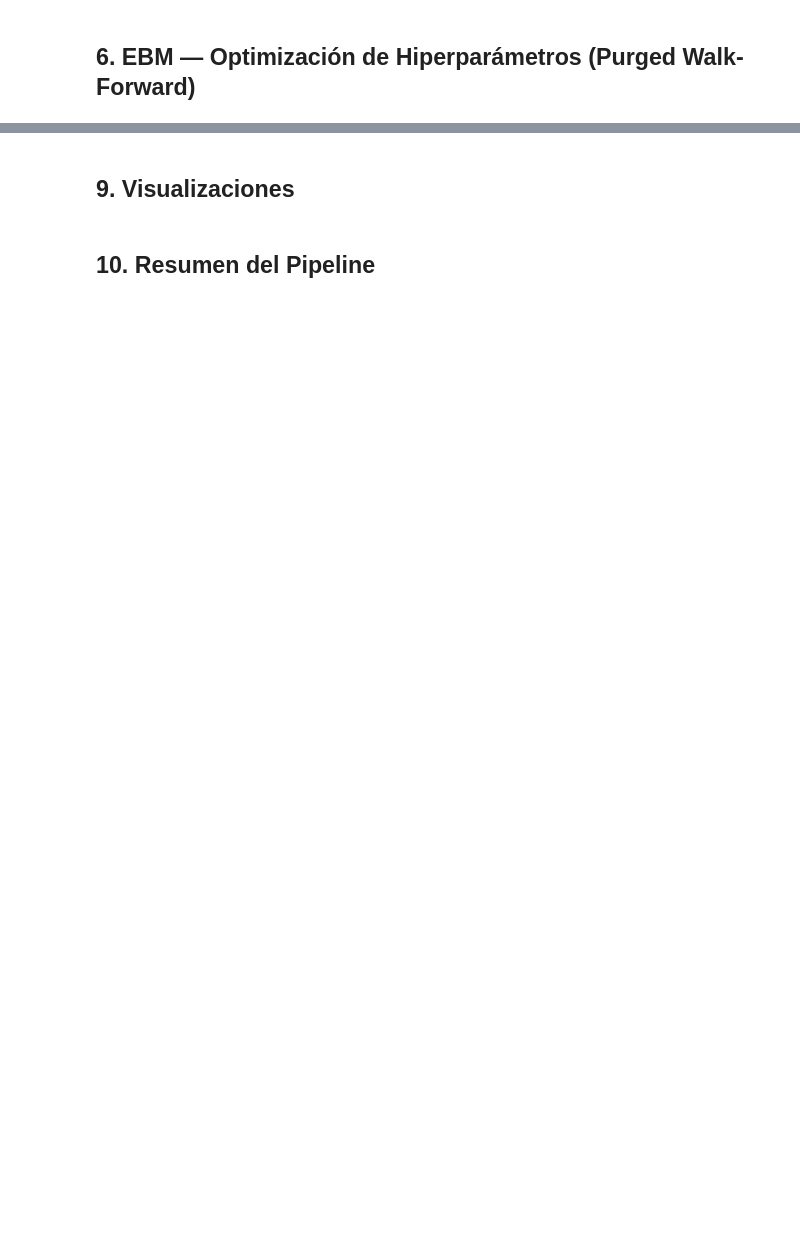
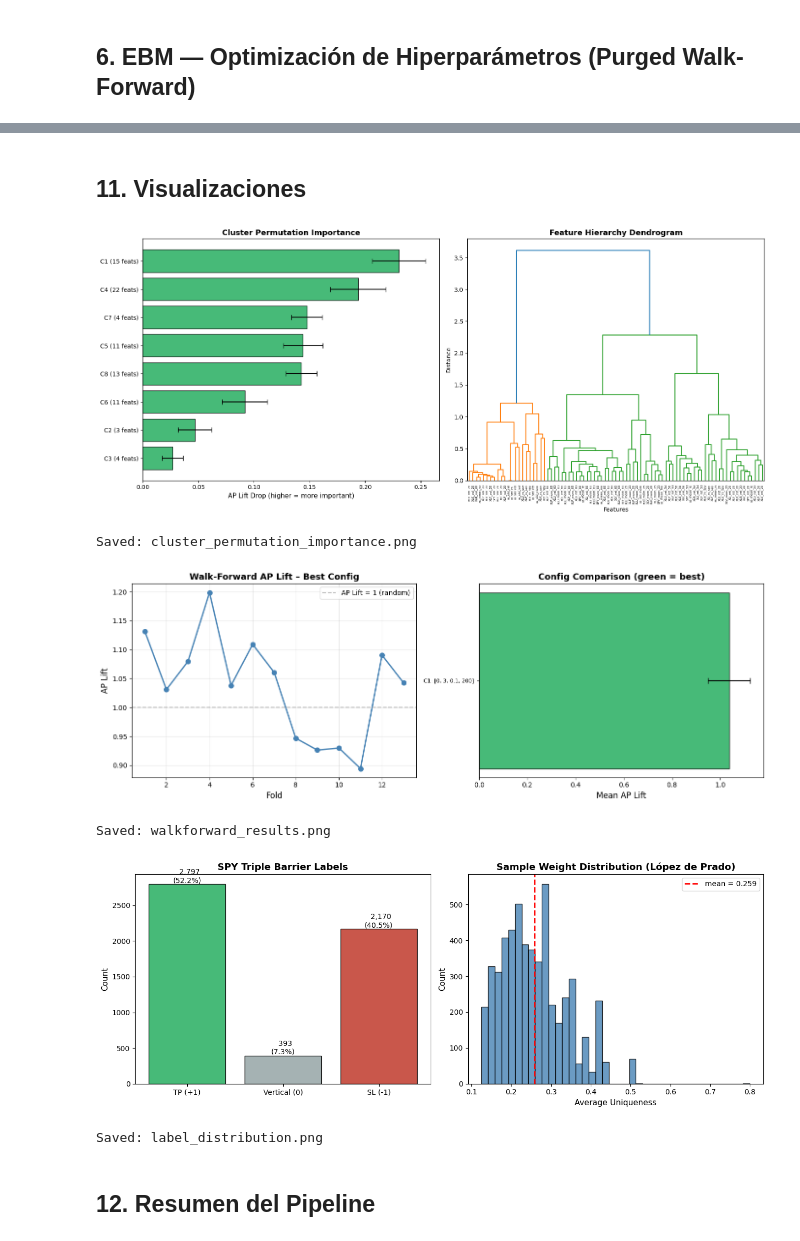
Before and after one commit to dgarciagud/SPY_prediction, a Jupyter notebook: ebm_sector_etf_pipeline.ipynb, the cells around one changed output, grey strips where cells are left out. Saved outputs shown, nothing was run; the diff lists cells and outputs as text; code cells hidden in the pictures; blank space fills up the shorter version.

```diff
--- a/ebm_sector_etf_pipeline.ipynb
+++ b/ebm_sector_etf_pipeline.ipynb
@@ -489,13 +1318,11 @@ print(f"{'='*55}")
 # %%
 def cluster_permutation_importance(
-    model, X, y, feat_names, n_clusters=8, n_repeats=5, random_state=RANDOM_STATE
+    model, X, y, feat_names, sample_weight=None,
+    n_clusters=8, n_repeats=5, random_state=RANDOM_STATE,
 ):
-    """
-    Cluster features by correlation (hierarchical), then permute each cluster
-    and measure AP Lift drop.
-    """
+    """Cluster features by correlation (hierarchical), permute each cluster, measure AP-Lift drop."""
     rng      = np.random.default_rng(random_state)
-    baseline = ap_lift(y, model.predict_proba(X)[:, 1])
+    baseline = ap_lift(y, model.predict_proba(X)[:, 1], sample_weight=sample_weight)
 
     corr = np.corrcoef(X.T)
     np.fill_diagonal(corr, 1.0)
@@ -514,7 +1341,9 @@ def cluster_permutation_importance(
             X_p = X.copy()
             perm = rng.permutation(len(X_p))
             X_p[:, feat_idx] = X_p[:, feat_idx][perm]
-            perm_scores.append(ap_lift(y, model.predict_proba(X_p)[:, 1]))
+            perm_scores.append(
+                ap_lift(y, model.predict_proba(X_p)[:, 1], sample_weight=sample_weight)
+            )
 
         top5 = ', '.join(feat_names[i] for i in feat_idx[:5])
         results.append(dict(
@@ -532,11 +1361,13 @@ def cluster_permutation_importance(
 _, val_last, _, _ = splits[-1]
 X_val_imp = X_arr[val_last]
 y_val_imp = y_arr[val_last]
+w_val_imp = w_arr[val_last]
 
 print('Computing cluster permutation importance (last validation fold)...')
 imp_df, clust_ids, linkage_mat, corr_mat = cluster_permutation_importance(
     final_ebm, X_val_imp, y_val_imp,
-    feat_names=feature_names, n_clusters=8, n_repeats=5,
+    feat_names=feature_names, sample_weight=w_val_imp,
+    n_clusters=8, n_repeats=5,
 )
 
 print('\nCluster Permutation Importance:')
@@ -544,5 +1388,5 @@ print(imp_df[['cluster', 'n_feats', 'importance', 'std', 'top_features']].to_str
 # %% [markdown]
-## 9. Visualizaciones
+## 11. Visualizaciones
 # %%
 # ── Plot 1: Cluster Permutation Importance + Dendrogram ───────────────────────
 fig, axes = plt.subplots(1, 2, figsize=(16, 7))
@@ -578,7 +1422,7 @@ ax2.set_ylabel('Distance', fontsize=10)
 
 plt.tight_layout()
 plt.savefig(OUTPUT_DIR / 'cluster_permutation_importance.png', dpi=150, bbox_inches='tight')
-plt.close()
+plt.show()
 print('Saved: cluster_permutation_importance.png')
 
 # ── Plot 2: PBO distribution ──────────────────────────────────────────────────
@@ -595,7 +1439,7 @@ if len(oos_ranks) > 0:
             bbox=dict(boxstyle='round', fc='wheat', alpha=0.6))
     plt.tight_layout()
     plt.savefig(OUTPUT_DIR / 'pbo_distribution.png', dpi=150, bbox_inches='tight')
-    plt.close()
+    plt.show()
     print('Saved: pbo_distribution.png')
 
 # ── Plot 3: Walk-Forward results ──────────────────────────────────────────────
@@ -608,52 +1452,64 @@ ax.axhline(1.0, color='grey', ls='--', alpha=0.5, label='AP Lift = 1 (random)')
 ax.set_xlabel('Fold', fontsize=12)
 ax.set_ylabel('AP Lift', fontsize=12)
 ax.set_title('Walk-Forward AP Lift – Best Config', fontsize=13, fontweight='bold')
 ax.legend()
 ax.grid(True, alpha=0.3)
 
 ax = axes[1]
 means = np.nanmean(config_fold_scores, axis=1)
 stds  = np.nanstd(config_fold_scores, axis=1)
 colors_cfg = ['#27ae60' if i == best_cfg_idx else 'steelblue'
               for i in range(len(PARAM_GRID))]
 ax.barh(
     range(len(PARAM_GRID)), means, xerr=stds,
     color=colors_cfg, edgecolor='k', alpha=0.85,
     error_kw=dict(ecolor='k', capsize=4),
 )
 ax.set_yticks(range(len(PARAM_GRID)))
 ax.set_yticklabels([f'C{i+1}: {list(p.values())}' for i, p in enumerate(PARAM_GRID)], fontsize=8)
 ax.invert_yaxis()
 ax.set_xlabel('Mean AP Lift', fontsize=12)
 ax.set_title('Config Comparison (green = best)', fontsize=13, fontweight='bold')
 
 plt.tight_layout()
 plt.savefig(OUTPUT_DIR / 'walkforward_results.png', dpi=150, bbox_inches='tight')
-plt.close()
+plt.show()
 print('Saved: walkforward_results.png')
 
-# ── Plot 4: Label distribution ────────────────────────────────────────────────
-fig, ax = plt.subplots(figsize=(10, 5))
-w = 0.25
-x = np.arange(len(ETFS))
-tp_r   = (labels_df == 1).sum()  / labels_df.notna().sum()
-sl_r   = (labels_df == -1).sum() / labels_df.notna().sum()
-vert_r = (labels_df == 0).sum()  / labels_df.notna().sum()
+# ── Plot 4: SPY label distribution & uniqueness ───────────────────────────────
+fig, axes = plt.subplots(1, 2, figsize=(13, 5))
 
-ax.bar(x - w, tp_r[ETFS],   w, label='TP (+1)',      color='#27ae60', edgecolor='k', alpha=0.85)
-ax.bar(x,     vert_r[ETFS], w, label='Vertical (0)', color='#95a5a6', edgecolor='k', alpha=0.85)
-ax.bar(x + w, sl_r[ETFS],   w, label='SL (-1)',      color='#c0392b', edgecolor='k', alpha=0.85)
-ax.set_xticks(x)
-ax.set_xticklabels(ETFS, rotation=45)
-ax.set_ylabel('Frequency', fontsize=12)
-ax.set_title('Triple Barrier Hit Rate by Sector ETF', fontsize=13, fontweight='bold')
-ax.legend(fontsize=11)
+ax = axes[0]
+counts = spy_labels.value_counts().reindex([1, 0, -1]).fillna(0).astype(int)
+ax.bar(['TP (+1)', 'Vertical (0)', 'SL (-1)'], counts.values,
+       color=['#27ae60', '#95a5a6', '#c0392b'], edgecolor='k', alpha=0.85)
+for i, v in enumerate(counts.values):
+    ax.text(i, v, f'  {v:,}\n({v/counts.sum():.1%})', ha='center', va='bottom', fontsize=10)
+ax.set_ylabel('Count', fontsize=11)
+ax.set_title('SPY Triple Barrier Labels', fontsize=13, fontweight='bold')
+
+ax = axes[1]
+ax.hist(uniq_w.values, bins=40, color='steelblue', edgecolor='k', alpha=0.8)
+ax.axvline(uniq_w.mean(), color='red', ls='--', lw=2,
+           label=f'mean = {uniq_w.mean():.3f}')
+ax.set_xlabel('Average Uniqueness', fontsize=11)
+ax.set_ylabel('Count', fontsize=11)
+ax.set_title('Sample Weight Distribution (López de Prado)', fontsize=13, fontweight='bold')
+ax.legend()
+
 plt.tight_layout()
 plt.savefig(OUTPUT_DIR / 'label_distribution.png', dpi=150, bbox_inches='tight')
-plt.close()
+plt.show()
 print('Saved: label_distribution.png')
+# %% [output]
+[figure, added]
+Saved: cluster_permutation_importance.png
+[figure, added]
+Saved: walkforward_results.png
+[figure, added]
+Saved: label_distribution.png
 # %% [markdown]
-## 10. Resumen del Pipeline
+## 12. Resumen del Pipeline
 # %%
 sep = '=' * 60
 print(sep)
```
Also changed, not shown: parts of 30 cells of this notebook, 4 other files.
